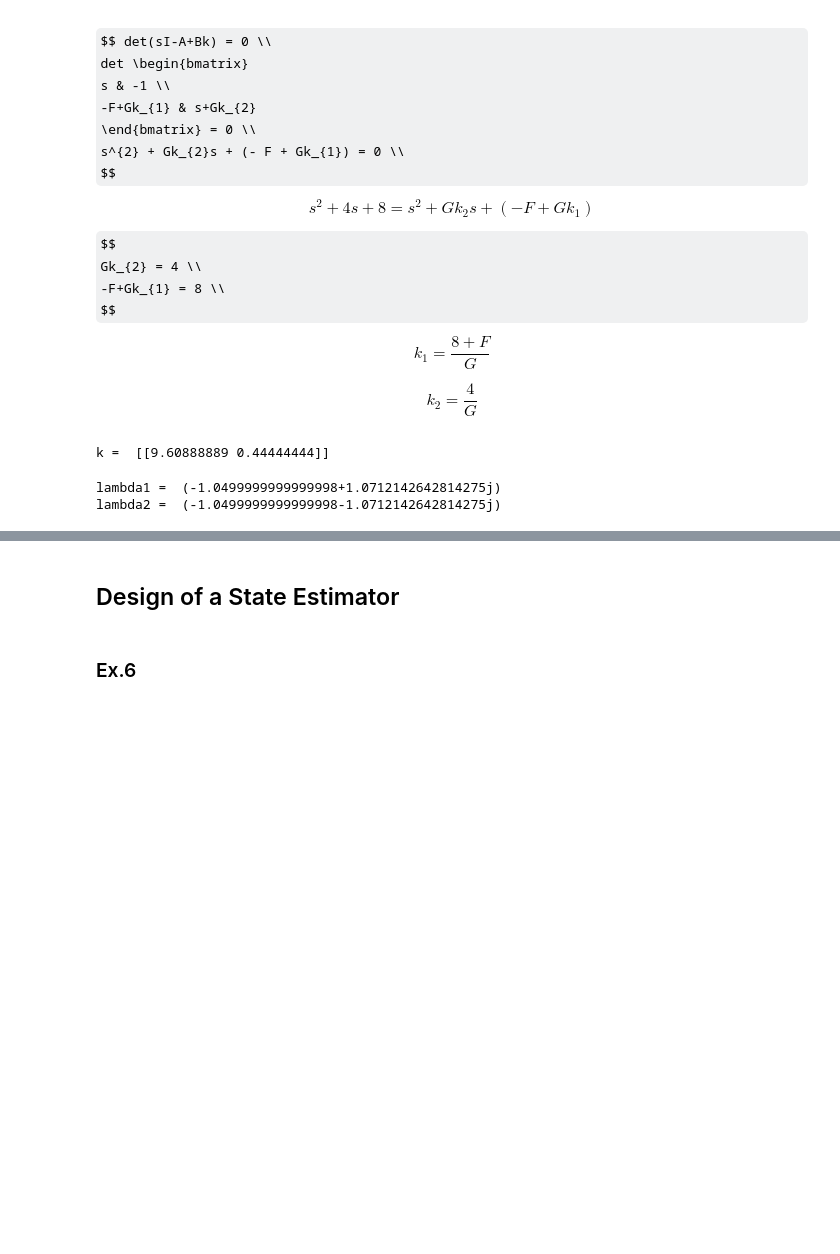
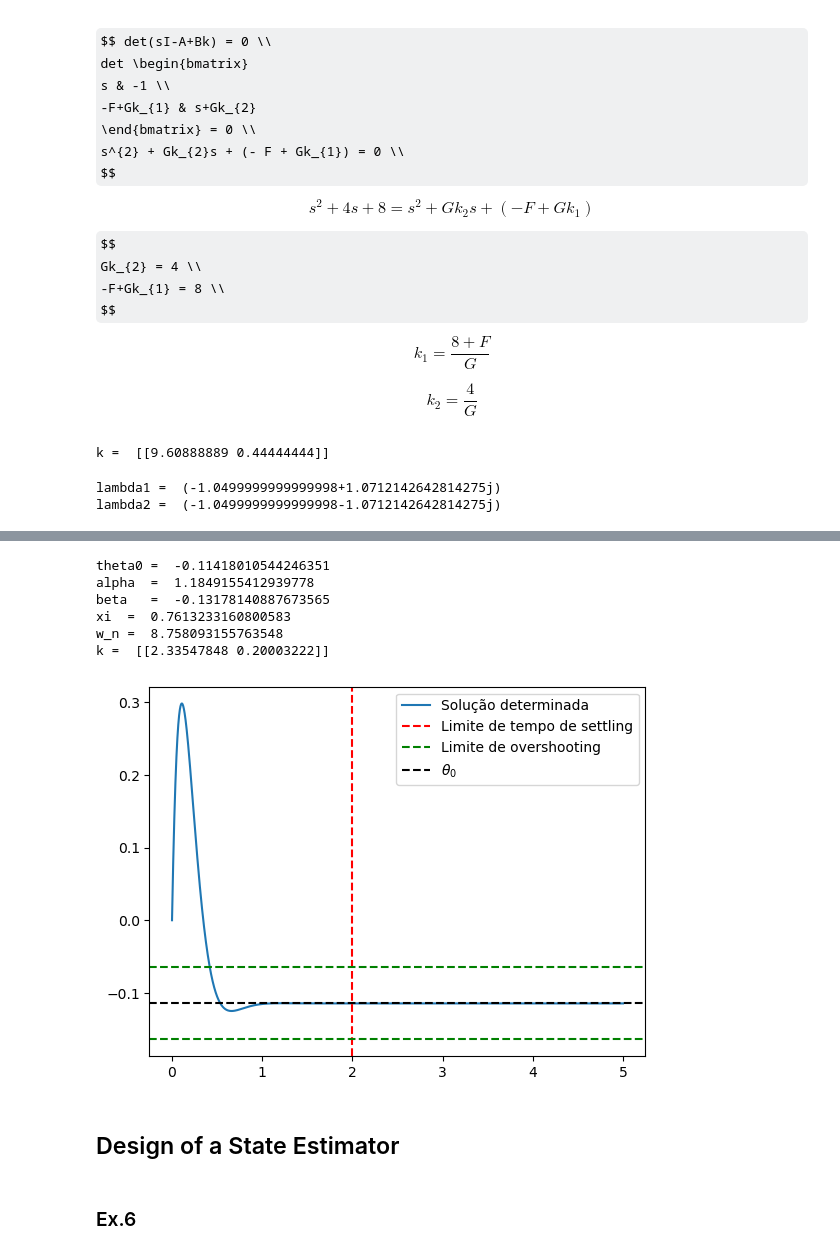
Before and after one commit to mariana-das-neves/sistemas_dinamicos_e_controlo, a Jupyter notebook: Projeto SDC.ipynb, the cells around one changed output, grey strips where cells are left out. Drawn from its saved outputs; the diff is of its cells as text; code cells hidden in the pictures; some formulas as TeX source; blank space fills up the shorter version.

```diff
--- a/Projeto SDC.ipynb
+++ b/Projeto SDC.ipynb
@@ -595,3 +652,53 @@ plt.show()
+# %%
+theta0 = np.arctan2(-v*v, g*r)
+alpha = m*g*h * np.cos(theta0) - m*v*v*h/r * np.sin(theta0)
+beta = m*g*h * theta0*np.cos(theta0) + m*v*v*h/r * theta0*np.sin(theta0)
+print("theta0 = ", theta0)
+print("alpha  = ", alpha)
+print("beta   = ", beta)
+
+A2 = np.array([[0, 1],[alpha/I, 0]])
+B2 = np.array([[0],[1]])
+C2 = np.eye(2)
+
+xi = np.sqrt(np.log(40)**2 / (np.pi**2 + np.log(40)**2))
+w = 1/abs(theta0) # porquê que funciona?????
+print("xi  = ", xi)
+print("w_n = ", w)
+
+k2 = 2*I*xi*w
+k1 = alpha+I*w*w
+k = np.array([k1,k2]).reshape((1,2))
+print("k = ", k)
+
+# representação gráfica
+x0 = np.array([0,0.1/I])
+times = np.linspace(0, 5, 10000, endpoint=True)
+dt = abs(times[1]-times[0])
+xt = np.zeros((len(times), 2))
+ut = np.zeros(len(times)) # u é escalar - é torque
+xt[0] = x0
+ut[0] = ((-k @ xt[0])[0] + beta)/I
+for i in range(len(times)-1):
+    # xt[i+1] = xt[i] + dt*((A2 - B2 @ k) @ xt[i] - beta*B2.reshape((2,)))
+    xt[i+1] = xt[i] + dt*(A2 @ xt[i] + B2.reshape((2,)) * ut[i])
+    ut[i+1] = ((-k @ xt[i+1])[0] + beta)/I
+
+plt.plot(times, xt[:,0], label='Solução determinada')
+plt.axvline(2, linestyle='--', color='red', label='Limite de tempo de settling')
+plt.axhline(theta0-5e-2, linestyle='--', color='green', label='Limite de overshooting')
+plt.axhline(theta0+5e-2, linestyle='--', color='green')
+plt.axhline(theta0, linestyle='--', color='black', label=r'$\theta_0$')
+plt.legend()
+plt.show()
+# %% [output]
+theta0 =  -0.11418010544246351
+alpha  =  1.1849155412939778
+beta   =  -0.13178140887673565
+xi  =  0.7613233160800583
+w_n =  8.758093155763548
+k =  [[2.33547848 0.20003222]]
+[figure, added]
 # %% [markdown]
 ## Design of a State Estimator
 # %% [markdown]
```
Also changed, not shown: parts of 6 cells of this notebook.
